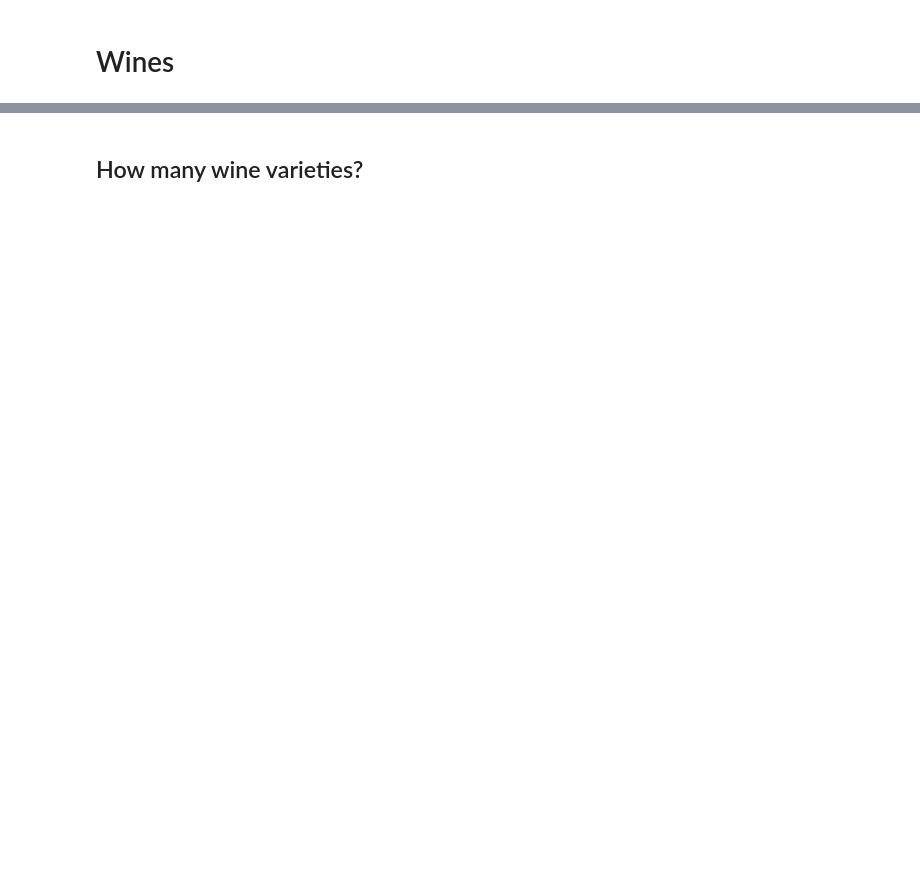
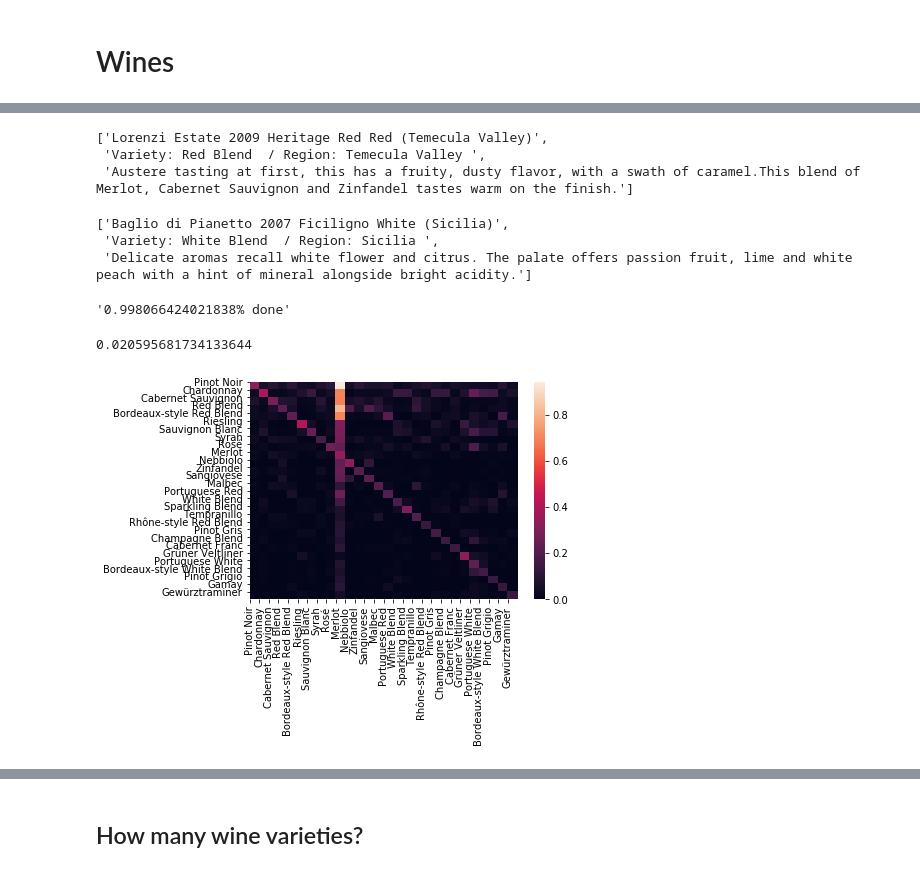
Before and after one commit to josarago/Insight, a Jupyter notebook: wines.ipynb, the cells around one changed output, grey strips where cells are left out. Cells and saved outputs as stored; diff of their text form; code cells hidden in the pictures; blank space fills up the shorter version.

Commit message:
wine recommandation system

```diff
--- a/wines.ipynb
+++ b/wines.ipynb
@@ -46,0 +154,7 @@ wines = pd.read_csv("winemag-data-130k-v2.csv", index_col=0)
+# %%
+new_desc = wl.tokenizer(test_wine['description'].values[0],vocab=list(model.wv.vocab.keys()),extra_stop=extra_stop)
+
+v1 = model.infer_vector(new_desc)
+similar_doc = model.docvecs.most_similar([v1],topn=len(train_df))
+print("most similar wine has {}".format(similar_doc[0][1]))
+print("10,000th most similar wine has {}".format(similar_doc[-1][1]))
@@ -46,0 +179,3 @@ wines = pd.read_csv("winemag-data-130k-v2.csv", index_col=0)
+# %%
+closest_wine = train_df[train_df.index==similar_doc[0][0]]
+print(closest_wine.index[0])
@@ -46,0 +289,52 @@ wines = pd.read_csv("winemag-data-130k-v2.csv", index_col=0)
+# %%
+far_away_wine = wl.df[wl.df.index==similar_doc[-1][0]]
+# print(far_away_wine.index)
+wine_str(far_away_wine)
+# %% [output]
+['Lorenzi Estate 2009 Heritage Red Red (Temecula Valley)',
+ 'Variety: Red Blend  / Region: Temecula Valley ',
+ 'Austere tasting at first, this has a fruity, dusty flavor, with a swath of caramel.This blend of Merlot, Cabernet Sauvignon and Zinfandel tastes warm on the finish.']
+# %%
+wine_str(wl.df.loc[22])
+# %% [output]
+['Baglio di Pianetto 2007 Ficiligno White (Sicilia)',
+ 'Variety: White Blend  / Region: Sicilia ',
+ 'Delicate aromas recall white flower and citrus. The palate offers passion fruit, lime and white peach with a hint of mineral alongside bright acidity.']
+# %%
+# checking if similarity predicts regions or variety
+# n_dim = len(set(wl.df['region_1']))
+y_true = []
+y_pred = []
+error_indexes = []
+n_test = len(test_df)
+cntr = 0
+for test_wine in test_df.iterrows():
+    cntr+=1
+    if cntr%100==0:
+        clear_output(wait=True)
+        display('{0}% done'.format(cntr/n_test))
+    new_desc = wl.tokenizer(test_wine[1]['description'],vocab=list(model.wv.vocab.keys()))
+    v1 = model.infer_vector(new_desc)
+    similar_doc = model.docvecs.most_similar([v1],topn=1)
+    closest_wine = train_df[train_df.index==similar_doc[0][0]]
+    try:
+        y_pred.append(closest_wine[column_name].values[0])
+        y_true.append(test_wine[1][column_name])
+    except:
+        error_indexes.append(test_wine[0])
+# %% [output]
+'0.998066424021838% done'
+# %%
+len(error_indexes)/n_test
+# %% [output]
+0.020595681734133644
+# %%
+conf_mat = confusion_matrix(y_true, y_pred, labels=column_most_frequent.index.tolist())
+# %%
+norm_conf_mat = conf_mat.astype('float') / conf_mat.sum(axis=1)
+sns.heatmap(norm_conf_mat[:50,:50])
+plt.yticks(range(0,len(column_most_frequent)), column_most_frequent.index.tolist(), rotation='horizontal')
+plt.xticks(range(0,len(column_most_frequent)), column_most_frequent.index.tolist(), rotation='vertical')
+plt.show()
+# %% [output]
+[figure, added]
```
Also changed, not shown: parts of 117 cells of this notebook, 8 other files.
